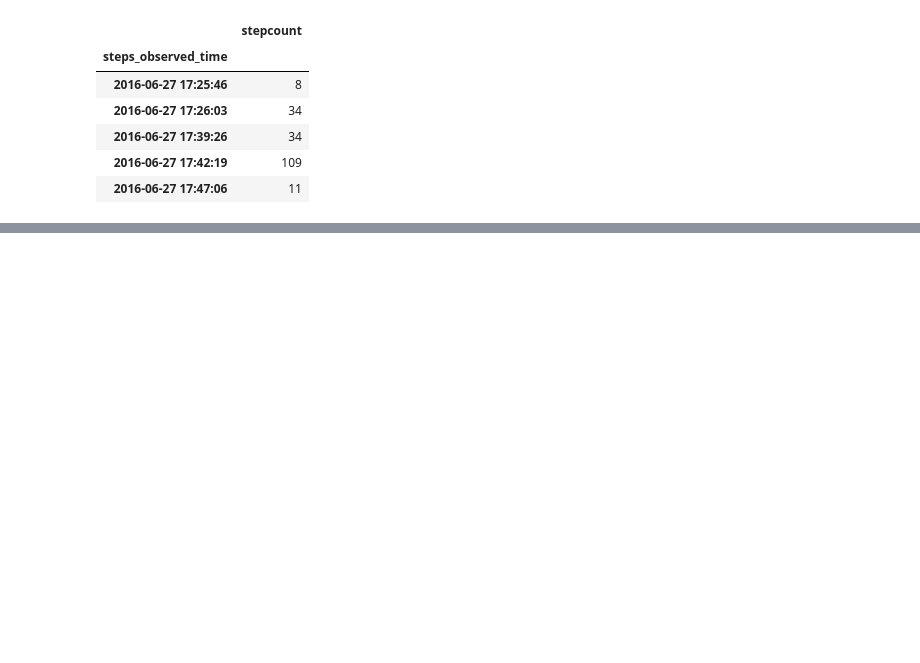
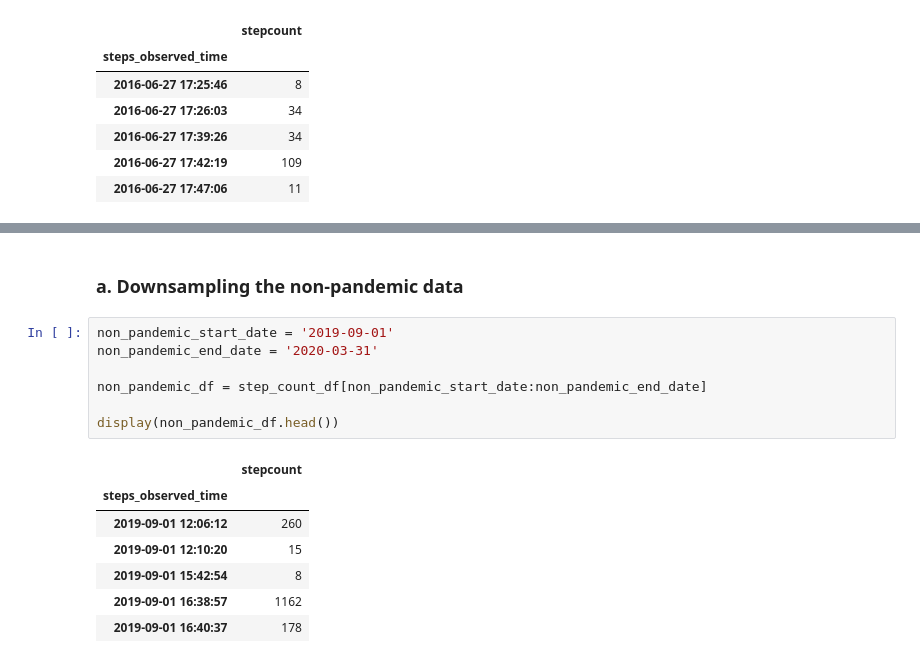
Before and after one commit to sank3t/Apple-Health, a Jupyter notebook: Health Data Analysis.ipynb, the cells around one changed output, grey strips where cells are left out. Cells and saved outputs as stored; diff of their text form; blank space fills up the shorter version.

```diff
--- a/Health Data Analysis.ipynb
+++ b/Health Data Analysis.ipynb
@@ -50,0 +54,17 @@ Selecting the data only from 01 Jan 2020 to 28 Feb 2021
+# %% [markdown]
+### a. Downsampling the non-pandemic data
+# %%
+non_pandemic_start_date = '2019-09-01'
+non_pandemic_end_date = '2020-03-31'
+
+non_pandemic_df = step_count_df[non_pandemic_start_date:non_pandemic_end_date]
+
+display(non_pandemic_df.head())
+# %% [output]
+|  | stepcount |
+| steps_observed_time |  |
+| 2019-09-01 12:06:12 | 260 |
+| 2019-09-01 12:10:20 | 15 |
+| 2019-09-01 15:42:54 | 8 |
+| 2019-09-01 16:38:57 | 1162 |
+| 2019-09-01 16:40:37 | 178 |
```
Also changed, not shown: parts of 21 cells of this notebook.
